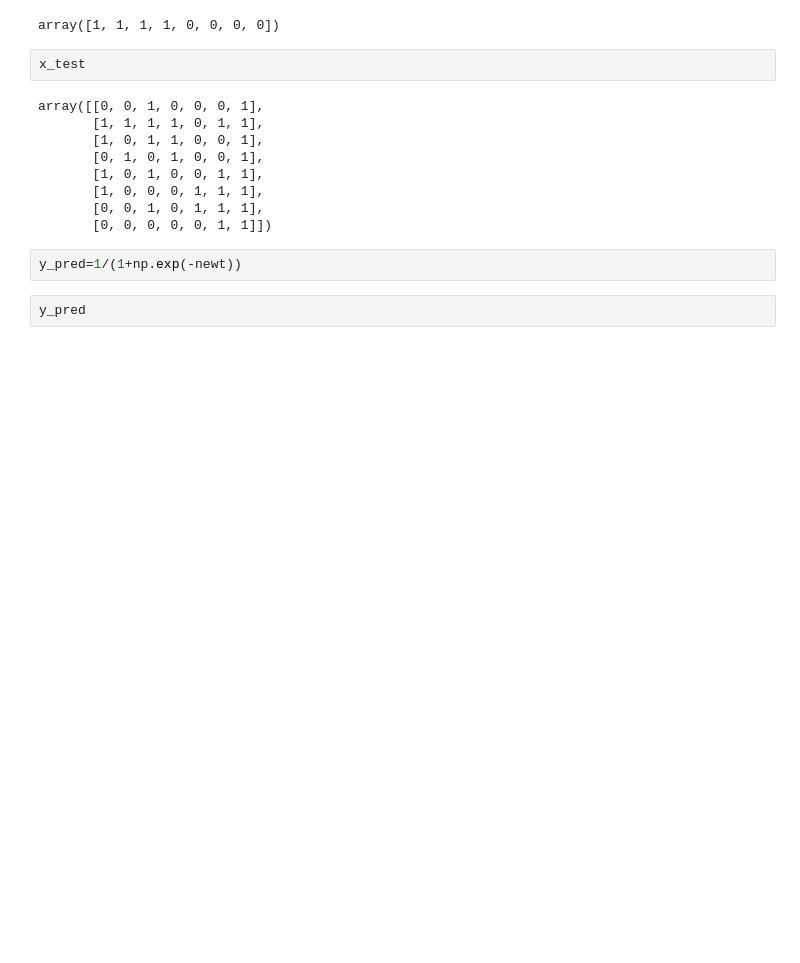
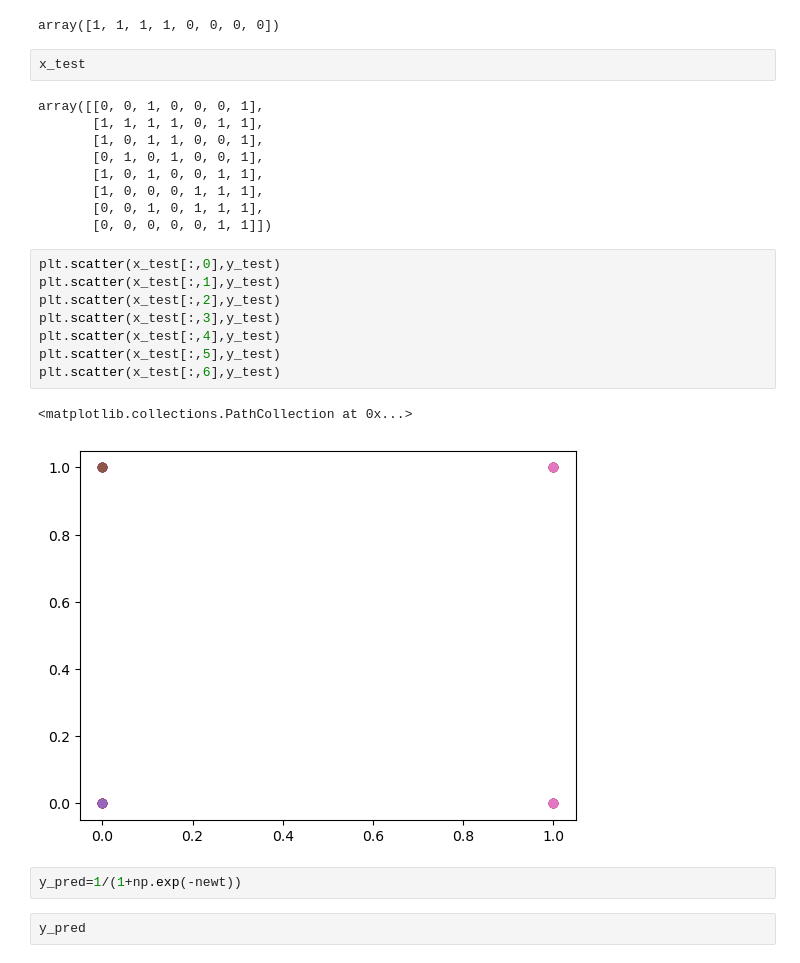
Before and after one commit to Mukundh0007/MLAssignments, a Jupyter notebook: 21bai1133_MLex5.ipynb, the cells around one changed output. Saved outputs shown, nothing was run; the diff lists cells and outputs as text; blank space fills up the shorter version.

```diff
--- a/21bai1133_MLex5.ipynb
+++ b/21bai1133_MLex5.ipynb
@@ -116,6 +134,17 @@ array([[0, 0, 1, 0, 0, 0, 1],
        [1, 0, 0, 0, 1, 1, 1],
        [0, 0, 1, 0, 1, 1, 1],
        [0, 0, 0, 0, 0, 1, 1]])
+# %%
+plt.scatter(x_test[:,0],y_test)
+plt.scatter(x_test[:,1],y_test)
+plt.scatter(x_test[:,2],y_test)
+plt.scatter(x_test[:,3],y_test)
+plt.scatter(x_test[:,4],y_test)
+plt.scatter(x_test[:,5],y_test)
+plt.scatter(x_test[:,6],y_test)
+# %% [output]
+<matplotlib.collections.PathCollection at 0x...>
+[figure, added]
 # %%
 y_pred=1/(1+np.exp(-newt))
 # %%
```
Also changed, not shown: parts of 26 cells of this notebook, 2 other files.
